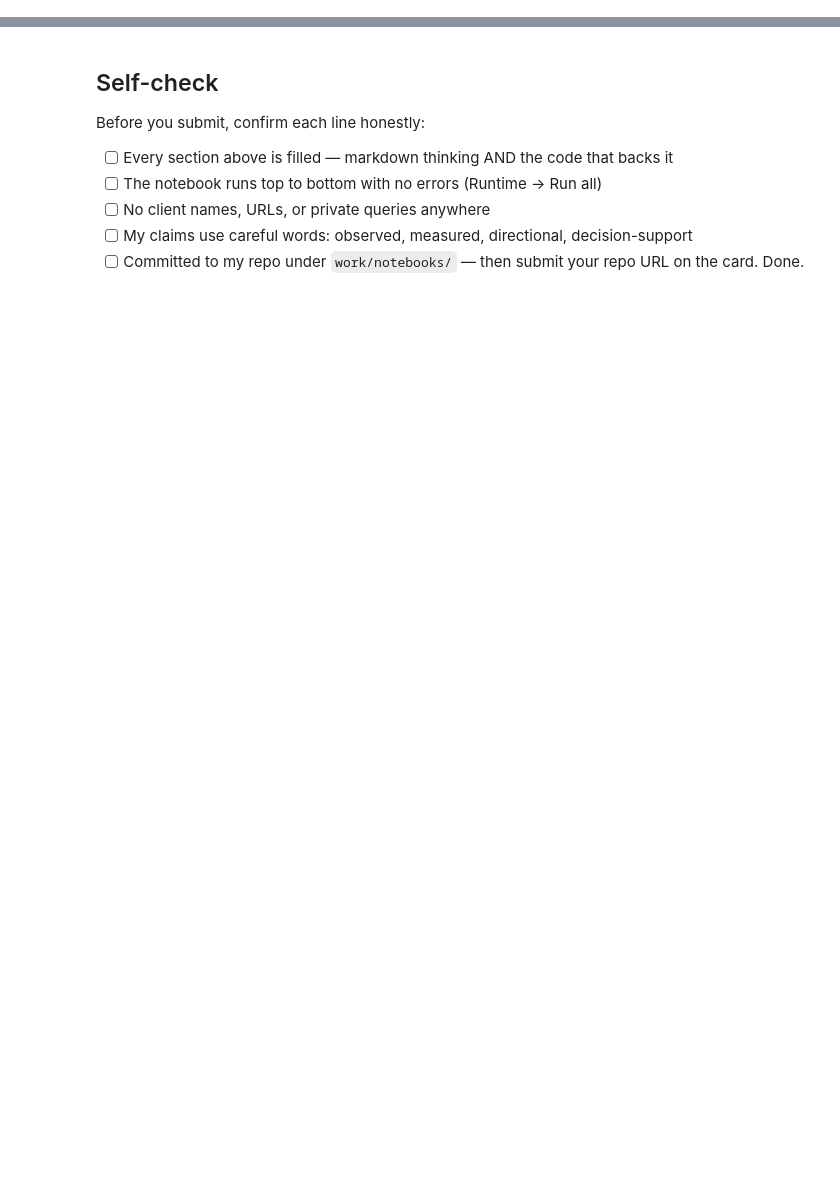
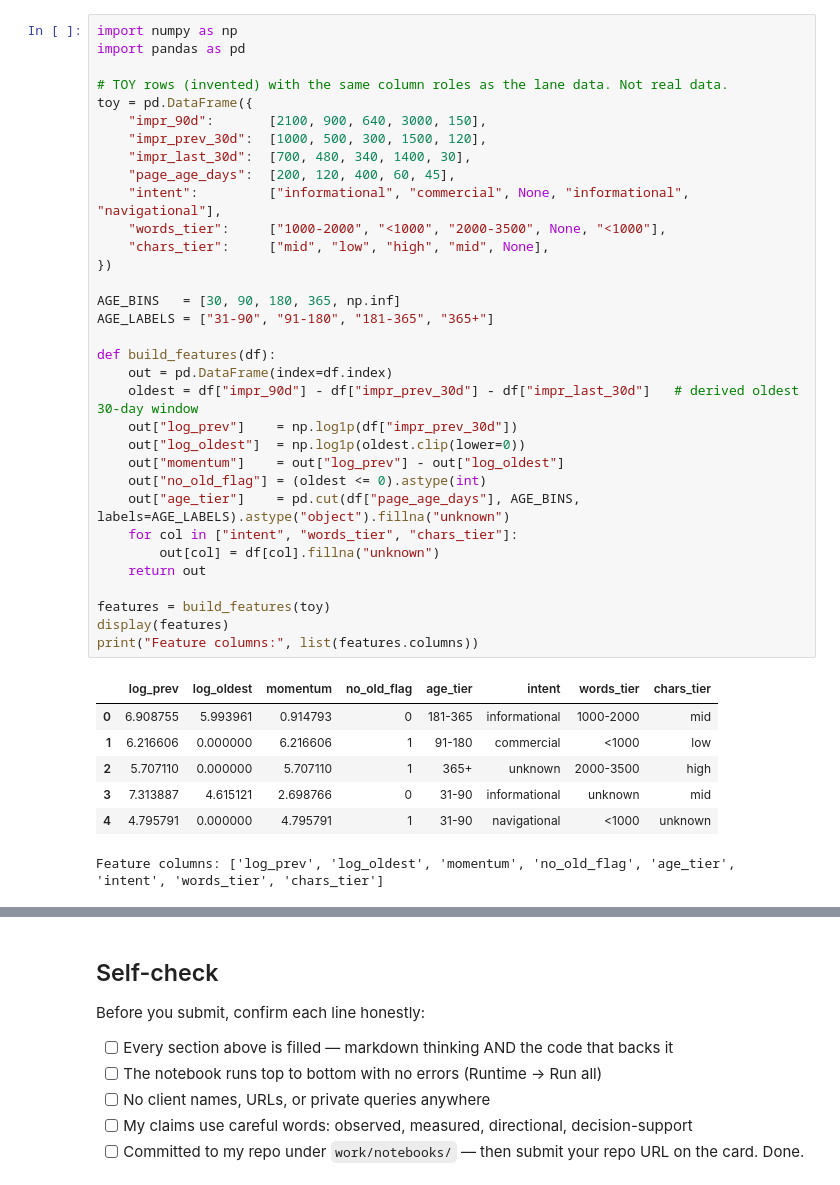
Before and after one commit to NAJAM2005/flyrank-ml-internship, a Jupyter notebook: work/notebooks/w03_feature_leakage_check.ipynb, the cells around one changed output, grey strips where cells are left out. Cells and saved outputs as stored; diff of their text form; blank space fills up the shorter version.

```diff
--- a/work/notebooks/w03_feature_leakage_check.ipynb
+++ b/work/notebooks/w03_feature_leakage_check.ipynb
@@ -29,0 +21,41 @@ This skeleton is yours to fill. Work the sections **in order** — each one has
+# %%
+import numpy as np
+import pandas as pd
+
+# TOY rows (invented) with the same column roles as the lane data. Not real data.
+toy = pd.DataFrame({
+    "impr_90d":       [2100, 900, 640, 3000, 150],
+    "impr_prev_30d":  [1000, 500, 300, 1500, 120],
+    "impr_last_30d":  [700, 480, 340, 1400, 30],
+    "page_age_days":  [200, 120, 400, 60, 45],
+    "intent":         ["informational", "commercial", None, "informational", "navigational"],
+    "words_tier":     ["1000-2000", "<1000", "2000-3500", None, "<1000"],
+    "chars_tier":     ["mid", "low", "high", "mid", None],
+})
+
+AGE_BINS   = [30, 90, 180, 365, np.inf]
+AGE_LABELS = ["31-90", "91-180", "181-365", "365+"]
+
+def build_features(df):
+    out = pd.DataFrame(index=df.index)
+    oldest = df["impr_90d"] - df["impr_prev_30d"] - df["impr_last_30d"]   # derived oldest 30-day window
+    out["log_prev"]    = np.log1p(df["impr_prev_30d"])
+    out["log_oldest"]  = np.log1p(oldest.clip(lower=0))
+    out["momentum"]    = out["log_prev"] - out["log_oldest"]
+    out["no_old_flag"] = (oldest <= 0).astype(int)
+    out["age_tier"]    = pd.cut(df["page_age_days"], AGE_BINS, labels=AGE_LABELS).astype("object").fillna("unknown")
+    for col in ["intent", "words_tier", "chars_tier"]:
+        out[col] = df[col].fillna("unknown")
+    return out
+
+features = build_features(toy)
+display(features)
+print("Feature columns:", list(features.columns))
+# %% [output]
+|  | log_prev | log_oldest | momentum | no_old_flag | age_tier | intent | words_tier | chars_tier |
+| 0 | 6.908755 | 5.993961 | 0.914793 | 0 | 181-365 | informational | 1000-2000 | mid |
+| 1 | 6.216606 | 0.000000 | 6.216606 | 1 | 91-180 | commercial | <1000 | low |
+| 2 | 5.707110 | 0.000000 | 5.707110 | 1 | 365+ | unknown | 2000-3500 | high |
+| 3 | 7.313887 | 4.615121 | 2.698766 | 0 | 31-90 | informational | unknown | mid |
+| 4 | 4.795791 | 0.000000 | 4.795791 | 1 | 31-90 | navigational | <1000 | unknown |
+Feature columns: ['log_prev', 'log_oldest', 'momentum', 'no_old_flag', 'age_tier', 'intent', 'words_tier', 'chars_tier']
```
Also changed, not shown: parts of 16 cells of this notebook.
